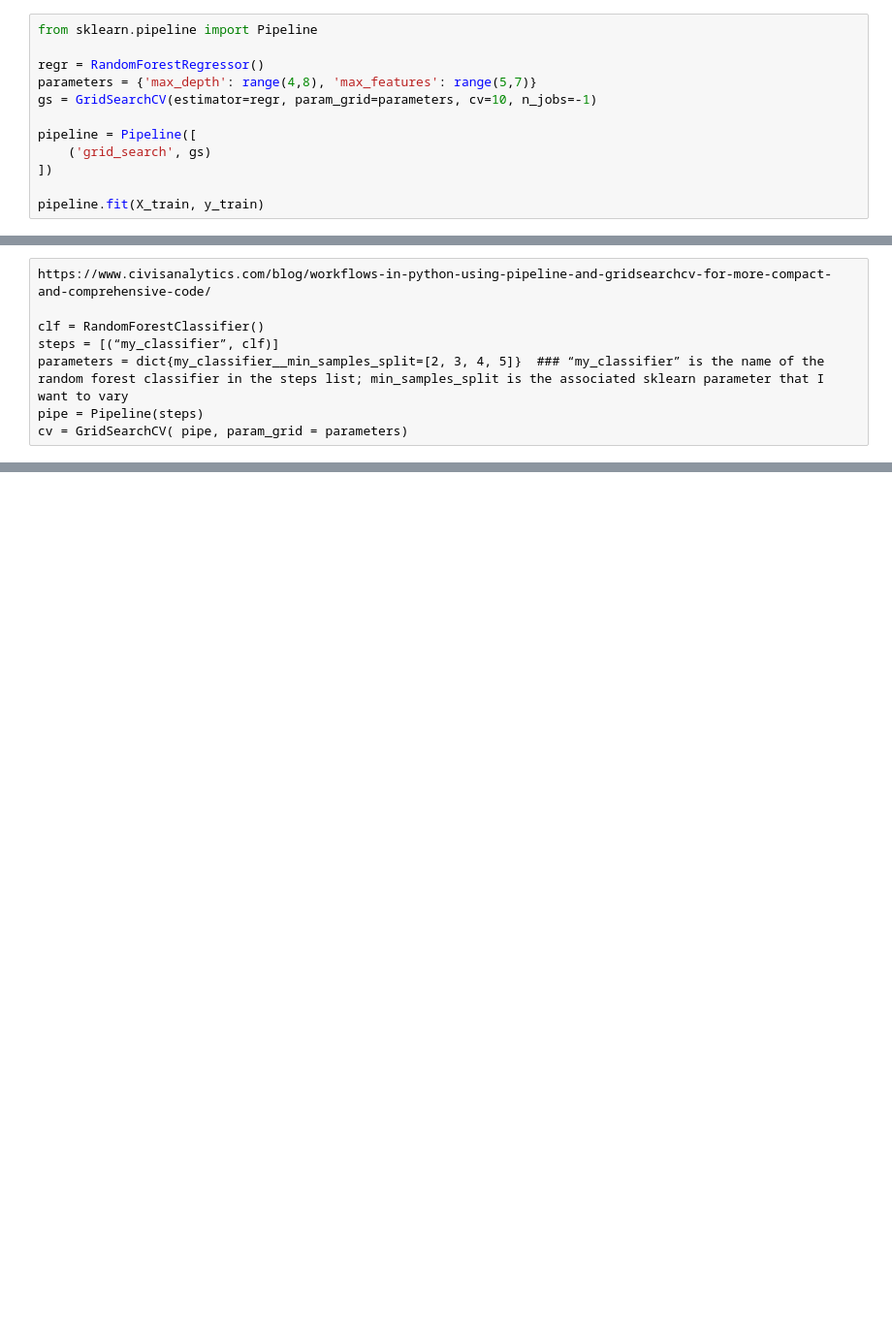
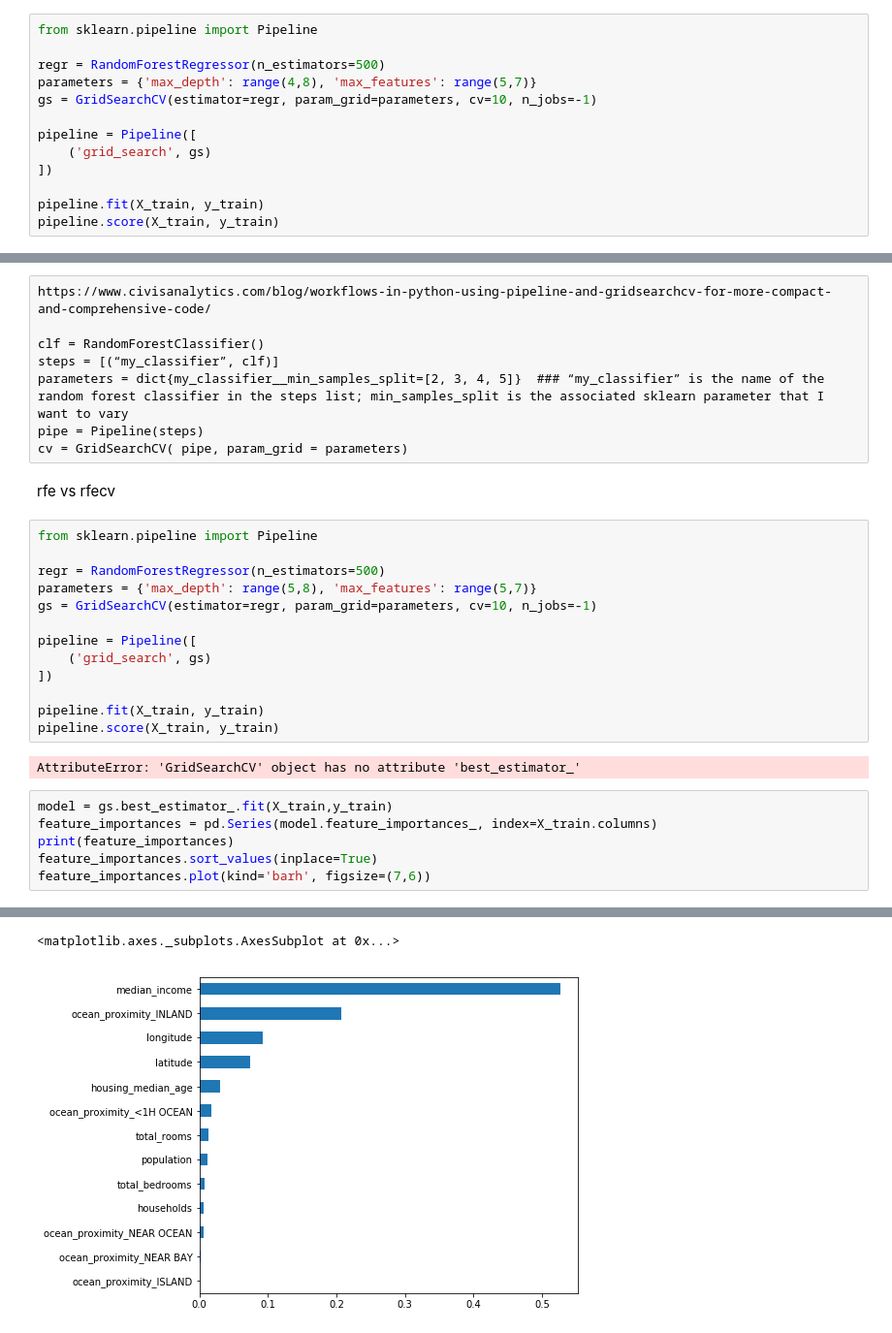
Before and after one commit to zafrinMinoti/CA_Housing, a Jupyter notebook: CA_Housing.ipynb, the cells around one changed output, grey strips where cells are left out. Shown at 97% size. Cells and saved outputs as stored; diff of their text form; blank space fills up the shorter version.

```diff
--- a/CA_Housing.ipynb
+++ b/CA_Housing.ipynb
@@ -424,7 +373,7 @@ grid_search.best_estimator_.score(X_test, y_test)
 # %%
 from sklearn.pipeline import Pipeline
 
-regr = RandomForestRegressor()
+regr = RandomForestRegressor(n_estimators=500)
 parameters = {'max_depth': range(4,8), 'max_features': range(5,7)}
 gs = GridSearchCV(estimator=regr, param_grid=parameters, cv=10, n_jobs=-1)
 
@@ -433,6 +382,7 @@ pipeline = Pipeline([
 ])
 
 pipeline.fit(X_train, y_train)
+pipeline.score(X_train, y_train)
 # %% [output]
 Pipeline(memory=None,
      steps=[('grid_search', GridSearchCV(cv=10, error_score='raise',
@@ -481,3 +429,27 @@ steps = [(“my_classifier”, clf)]
 parameters = dict{my_classifier__min_samples_split=[2, 3, 4, 5]}  ### “my_classifier” is the name of the random forest classifier in the steps list; min_samples_split is the associated sklearn parameter that I want to vary
 pipe = Pipeline(steps)
 cv = GridSearchCV( pipe, param_grid = parameters)
+# %% [markdown]
+rfe vs rfecv
+# %%
+from sklearn.pipeline import Pipeline
+
+regr = RandomForestRegressor(n_estimators=500)
+parameters = {'max_depth': range(5,8), 'max_features': range(5,7)}
+gs = GridSearchCV(estimator=regr, param_grid=parameters, cv=10, n_jobs=-1)
+
+pipeline = Pipeline([
+    ('grid_search', gs)
+])
+
+pipeline.fit(X_train, y_train)
+pipeline.score(X_train, y_train)
+# %% [output]
+AttributeError: 'GridSearchCV' object has no attribute 'best_estimator_'
+# %%
+model = gs.best_estimator_.fit(X_train,y_train)
+feature_importances = pd.Series(model.feature_importances_, index=X_train.columns)
+print(feature_importances)
+feature_importances.sort_values(inplace=True)
+feature_importances.plot(kind='barh', figsize=(7,6))
+# %% [output]
@@ -483,0 +470,2 @@ cv = GridSearchCV( pipe, param_grid = parameters)
+<matplotlib.axes._subplots.AxesSubplot at 0x...>
+[figure, added]
```
Also changed, not shown: parts of 42 cells of this notebook.
